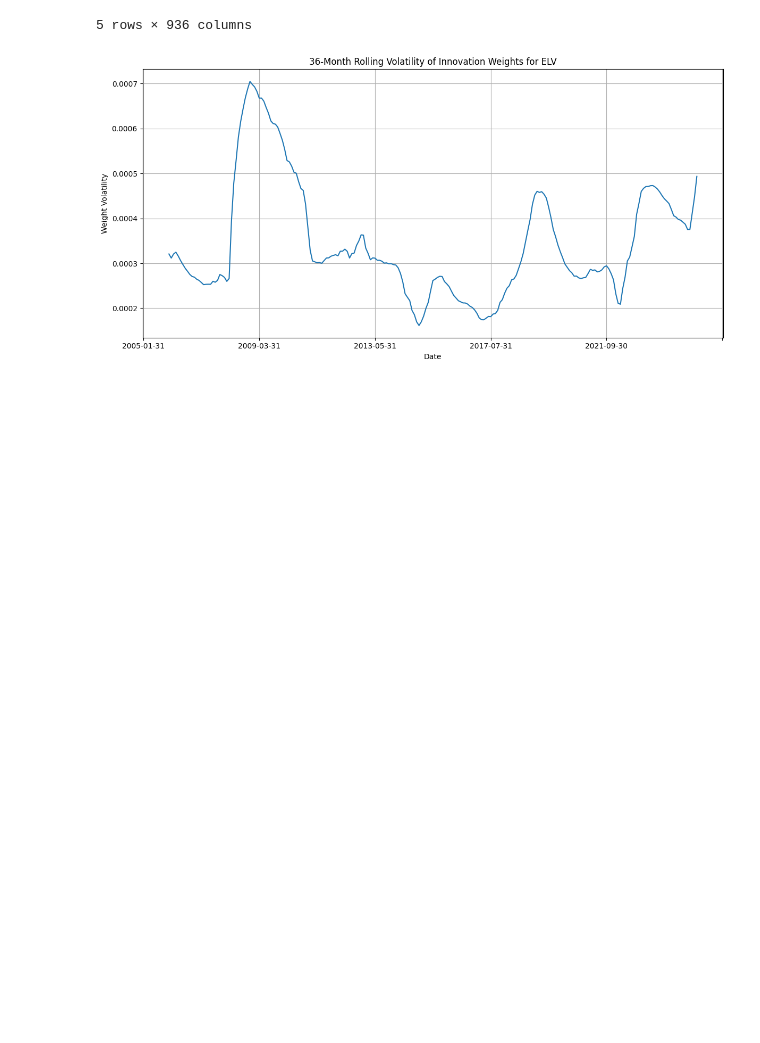
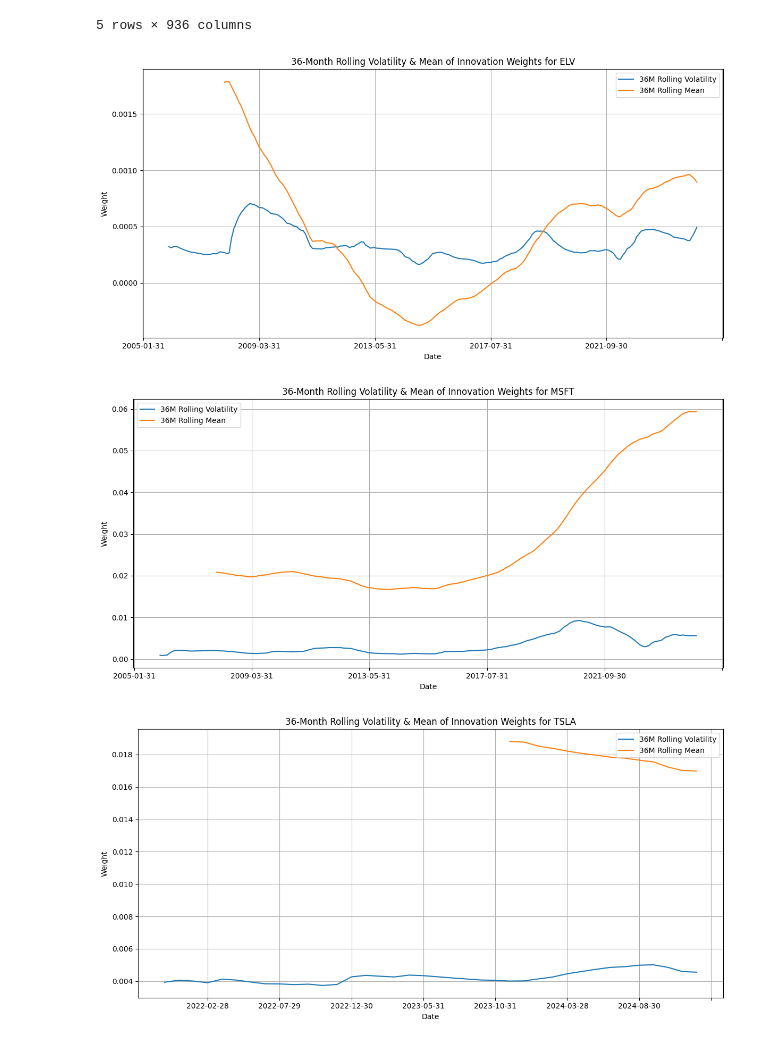
Before and after one commit to eviprous/Invesco-Research, a Jupyter notebook: TestingConstituentData.ipynb, the cells around one changed output. Drawn from its saved outputs; the diff is of its cells as text; code cells hidden in the pictures; blank space fills up the shorter version.

```diff
--- a/TestingConstituentData.ipynb
+++ b/TestingConstituentData.ipynb
@@ -125,24 +125,33 @@ innovation_weights.tail()
 # %%
 import matplotlib.pyplot as plt
 
 # 1️⃣ You already have innovation_weights = weight_data - equal_weight_data
 
 # 2️⃣ Mask out periods where stock is not in index (weight_data == 0 → stock not active)
 # This step ensures that weights when stock is not in index (0 cap) are not affecting the rolling std
 innovation_weights_masked = innovation_weights.where(weight_data > 0)
 
 # 3️⃣ Compute 36-month rolling std of weights
 rolling_weight_vol = innovation_weights_masked.rolling(window=36, min_periods=12).std()
+rolling_weight_mean = innovation_weights_masked.rolling(window=36).mean()
 
 # 4️⃣ Plot selected stocks
-sample_stocks = ["ELV"]  # adjust to your tickers
+sample_stocks = ["ELV", "MSFT", "TSLA", "NVDA", "META"]  # adjust to your tickers
 
 for ticker in sample_stocks:
-    rolling_weight_vol[ticker].plot(figsize=(12, 6), title=f'36-Month Rolling Volatility of Innovation Weights for {ticker}')
-    plt.ylabel('Weight Volatility')
-    plt.xlabel('Date')
-    plt.grid(True)
+    fig, ax = plt.subplots(figsize=(12, 6))
+
+    rolling_weight_vol[ticker].plot(ax=ax, label='36M Rolling Volatility')
+    rolling_weight_mean[ticker].plot(ax=ax, label='36M Rolling Mean')
+
+    ax.set_title(f'36-Month Rolling Volatility & Mean of Innovation Weights for {ticker}')
+    ax.set_ylabel('Weight')
+    ax.set_xlabel('Date')
+    ax.grid(True)
+    ax.legend()
     plt.tight_layout()
     plt.show()
 # %% [output]
-[figure, old version]
+[figure, new version]
+[figure, added]
+[figure, added]
```
Also changed, not shown: parts of 4 cells of this notebook.
